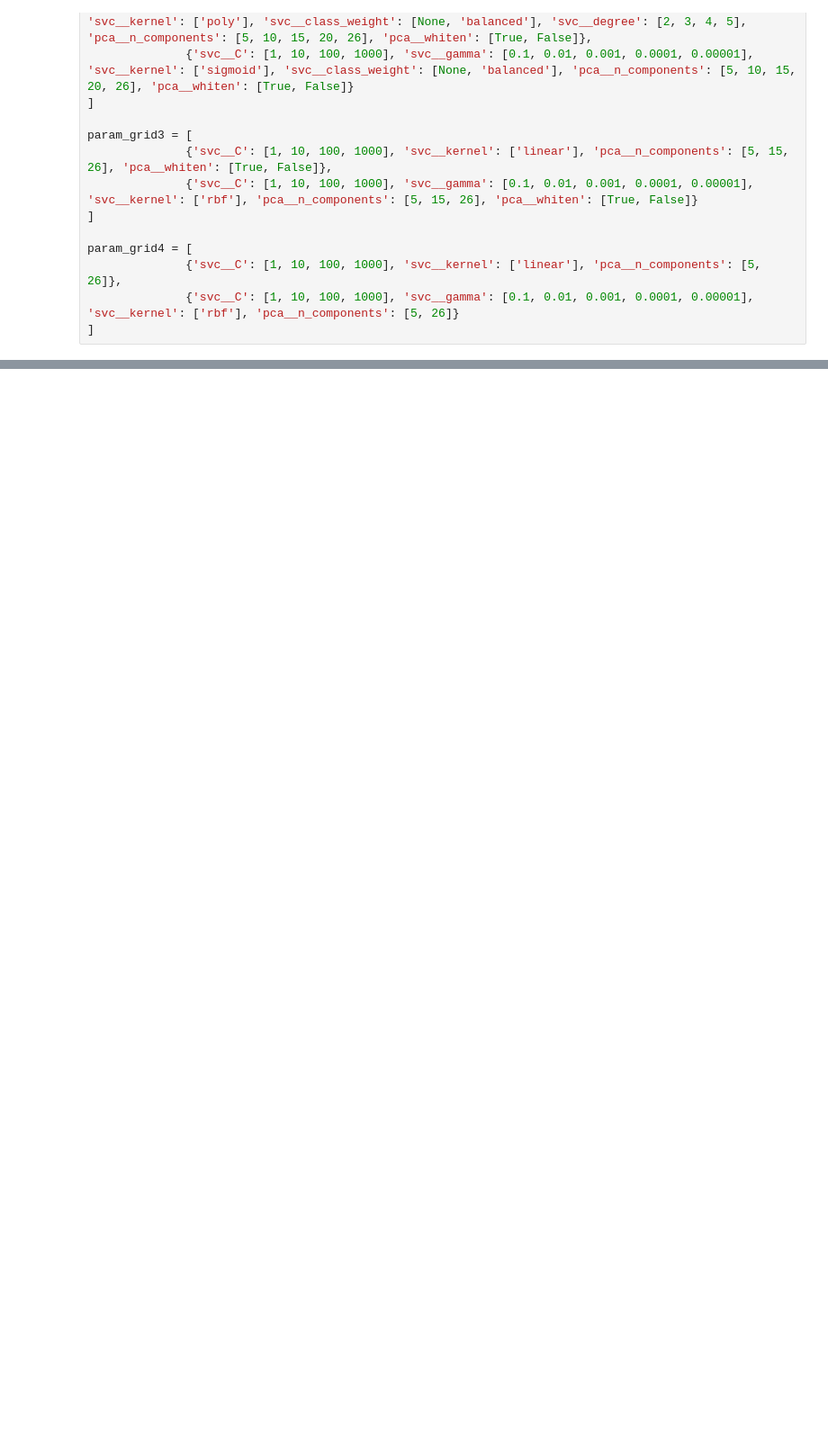
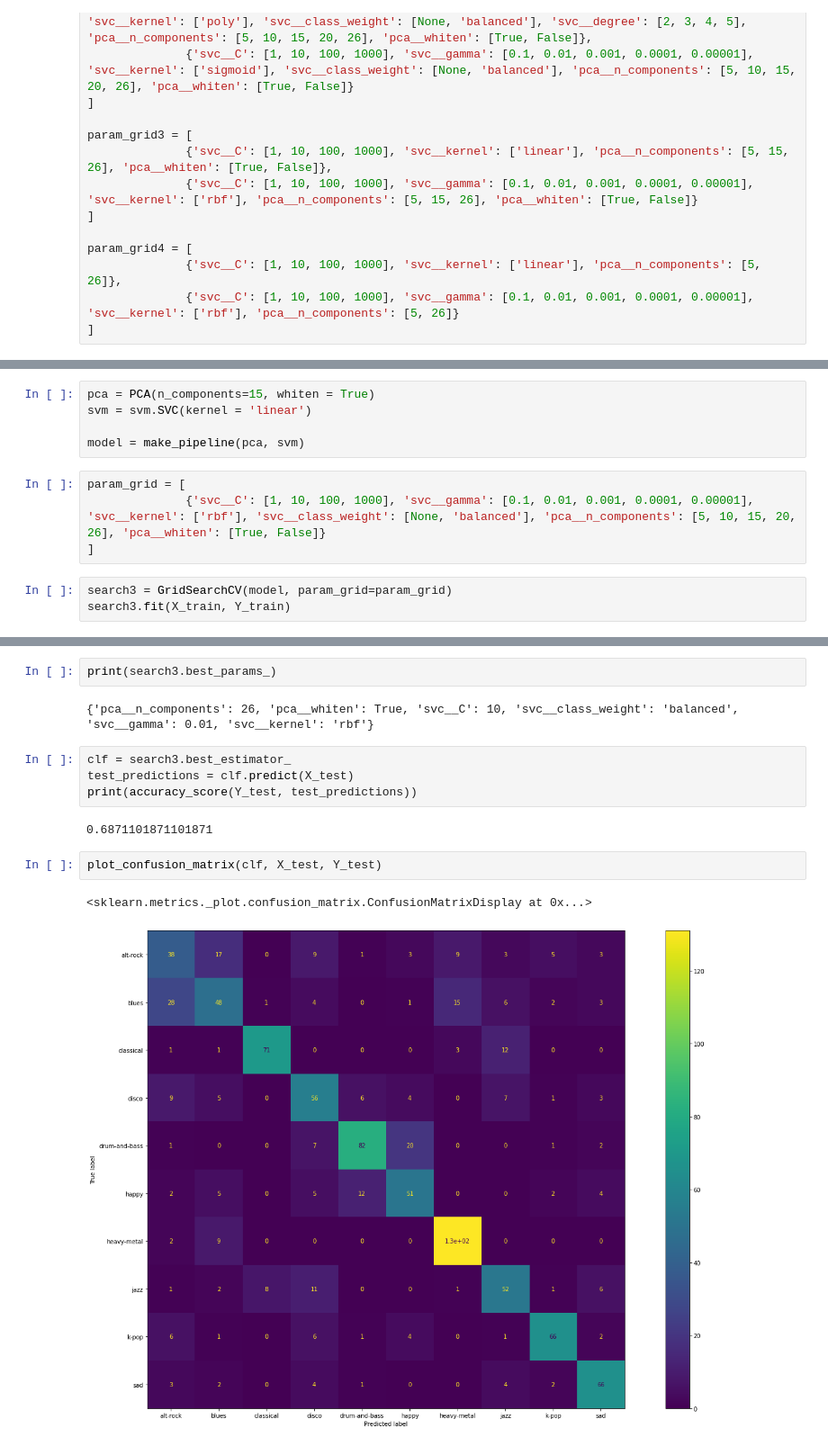
Before and after one commit to mertent/ml-2, a Jupyter notebook: SVM.ipynb, the cells around one changed output, grey strips where cells are left out. Shown at 90% size. Drawn from its saved outputs; the diff is of its cells as text; blank space fills up the shorter version.

```diff
--- a/SVM.ipynb
+++ b/SVM.ipynb
@@ -234,0 +234,12 @@ plot_confusion_matrix(clf, X_test, Y_test)
+# %%
+pca = PCA(n_components=15, whiten = True)
+svm = svm.SVC(kernel = 'linear')
+
+model = make_pipeline(pca, svm)
+# %%
+param_grid = [
+              {'svc__C': [1, 10, 100, 1000], 'svc__gamma': [0.1, 0.01, 0.001, 0.0001, 0.00001], 'svc__kernel': ['rbf'], 'svc__class_weight': [None, 'balanced'], 'pca__n_components': [5, 10, 15, 20, 26], 'pca__whiten': [True, False]}
+]
+# %%
+search3 = GridSearchCV(model, param_grid=param_grid)
+search3.fit(X_train, Y_train)
@@ -234,0 +264,15 @@ plot_confusion_matrix(clf, X_test, Y_test)
+# %%
+print(search3.best_params_)
+# %% [output]
+{'pca__n_components': 26, 'pca__whiten': True, 'svc__C': 10, 'svc__class_weight': 'balanced', 'svc__gamma': 0.01, 'svc__kernel': 'rbf'}
+# %%
+clf = search3.best_estimator_
+test_predictions = clf.predict(X_test)
+print(accuracy_score(Y_test, test_predictions))
+# %% [output]
+0.6871101871101871
+# %%
+plot_confusion_matrix(clf, X_test, Y_test)
+# %% [output]
+<sklearn.metrics._plot.confusion_matrix.ConfusionMatrixDisplay at 0x...>
+[figure, added]
```
Also changed, not shown: parts of 18 cells of this notebook.
